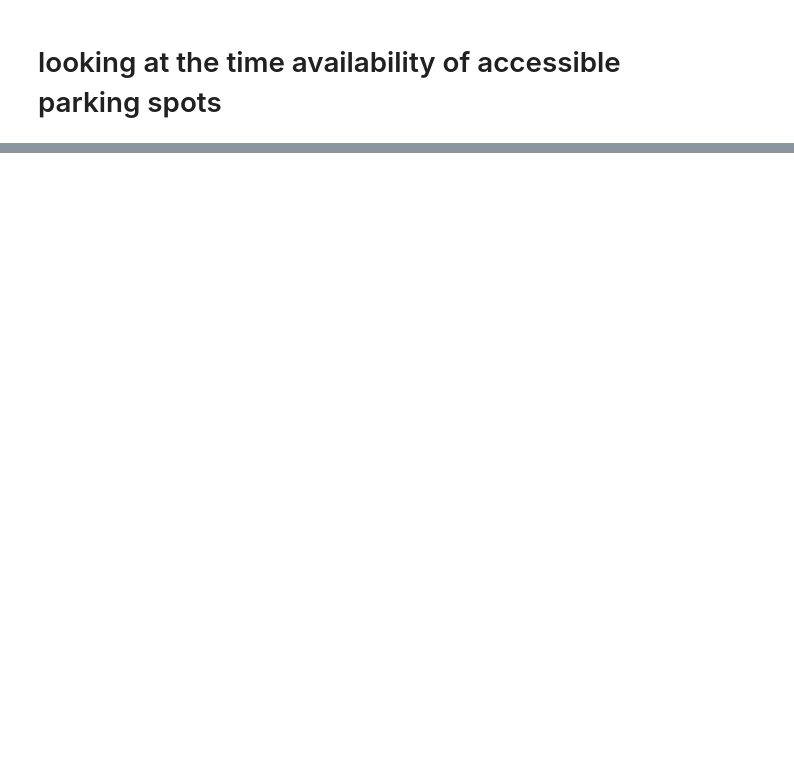
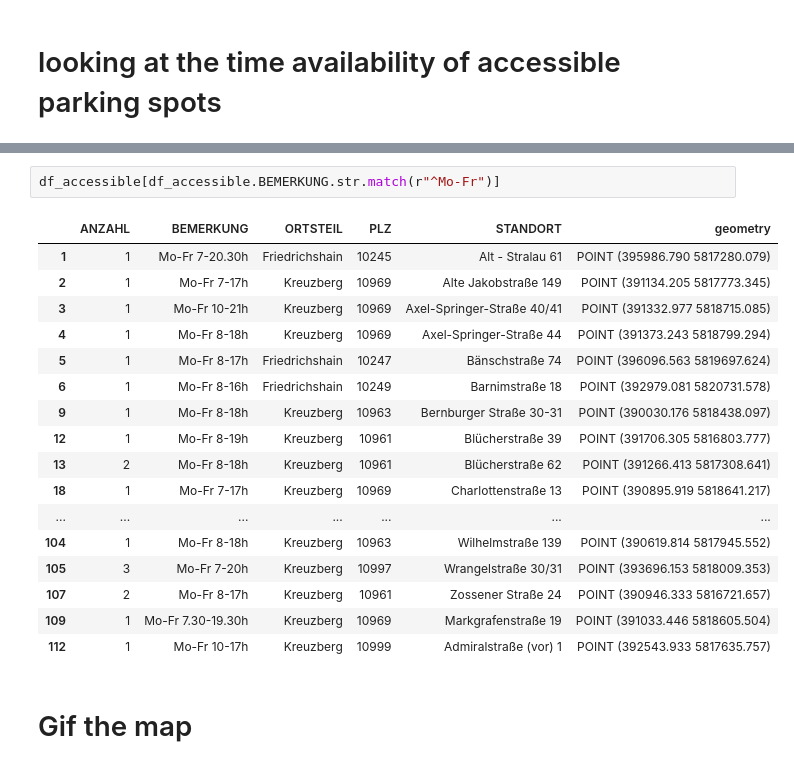
Before and after one commit to lelilia/data-ambassadors-parking-project, a Jupyter notebook: scripts/parking_spaces_for_disapbled_persons_exploration.ipynb, the cells around one changed output, grey strips where cells are left out. Saved outputs shown, nothing was run; the diff lists cells and outputs as text; blank space fills up the shorter version.

```diff
--- a/scripts/parking_spaces_for_disapbled_persons_exploration.ipynb
+++ b/scripts/parking_spaces_for_disapbled_persons_exploration.ipynb
@@ -170,0 +247,22 @@ df_acc_per_lor.head()
+# %%
+df_accessible[df_accessible.BEMERKUNG.str.match(r"^Mo-Fr")]
+# %% [output]
+|  | ANZAHL | BEMERKUNG | ORTSTEIL | PLZ | STANDORT | geometry |
+| 1 | 1 | Mo-Fr 7-20.30h | Friedrichshain | 10245 | Alt - Stralau 61 | POINT (395986.790 5817280.079) |
+| 2 | 1 | Mo-Fr 7-17h | Kreuzberg | 10969 | Alte Jakobstraße 149 | POINT (391134.205 5817773.345) |
+| 3 | 1 | Mo-Fr 10-21h | Kreuzberg | 10969 | Axel-Springer-Straße 40/41 | POINT (391332.977 5818715.085) |
+| 4 | 1 | Mo-Fr 8-18h | Kreuzberg | 10969 | Axel-Springer-Straße 44 | POINT (391373.243 5818799.294) |
+| 5 | 1 | Mo-Fr 8-17h | Friedrichshain | 10247 | Bänschstraße 74 | POINT (396096.563 5819697.624) |
+| 6 | 1 | Mo-Fr 8-16h | Friedrichshain | 10249 | Barnimstraße 18 | POINT (392979.081 5820731.578) |
+| 9 | 1 | Mo-Fr 8-18h | Kreuzberg | 10963 | Bernburger Straße 30-31 | POINT (390030.176 5818438.097) |
+| 12 | 1 | Mo-Fr 8-19h | Kreuzberg | 10961 | Blücherstraße 39 | POINT (391706.305 5816803.777) |
+| 13 | 2 | Mo-Fr 8-18h | Kreuzberg | 10961 | Blücherstraße 62 | POINT (391266.413 5817308.641) |
+| 18 | 1 | Mo-Fr 7-17h | Kreuzberg | 10969 | Charlottenstraße 13 | POINT (390895.919 5818641.217) |
+| ... | ... | ... | ... | ... | ... | ... |
+| 104 | 1 | Mo-Fr 8-18h | Kreuzberg | 10963 | Wilhelmstraße 139 | POINT (390619.814 5817945.552) |
+| 105 | 3 | Mo-Fr 7-20h | Kreuzberg | 10997 | Wrangelstraße 30/31 | POINT (393696.153 5818009.353) |
+| 107 | 2 | Mo-Fr 8-17h | Kreuzberg | 10961 | Zossener Straße 24 | POINT (390946.333 5816721.657) |
+| 109 | 1 | Mo-Fr 7.30-19.30h | Kreuzberg | 10969 | Markgrafenstraße 19 | POINT (391033.446 5818605.504) |
+| 112 | 1 | Mo-Fr 10-17h | Kreuzberg | 10999 | Admiralstraße (vor) 1 | POINT (392543.933 5817635.757) |
+# %% [markdown]
+# Gif the map
```
Also changed, not shown: parts of 30 cells of this notebook, 1 other file.
